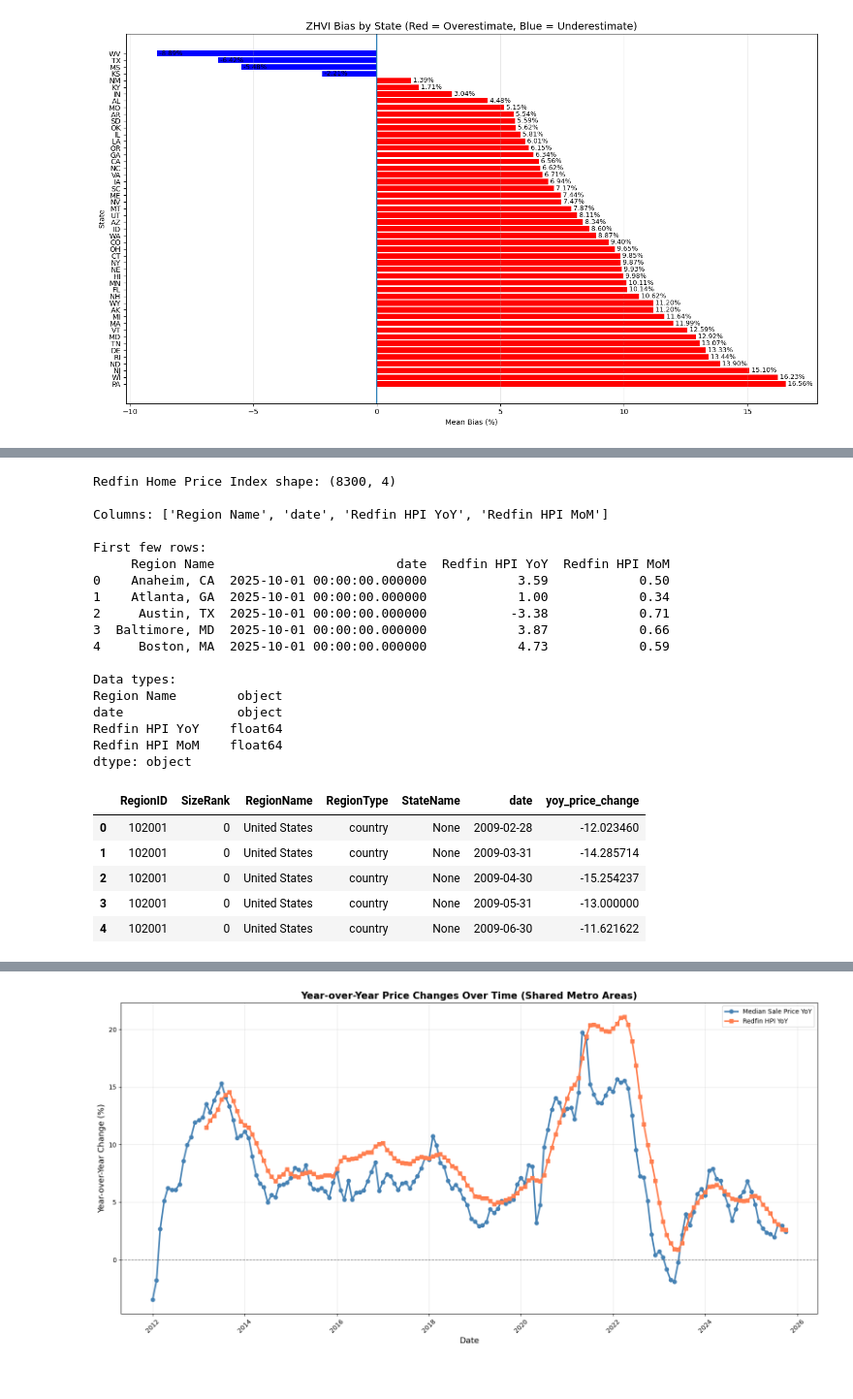
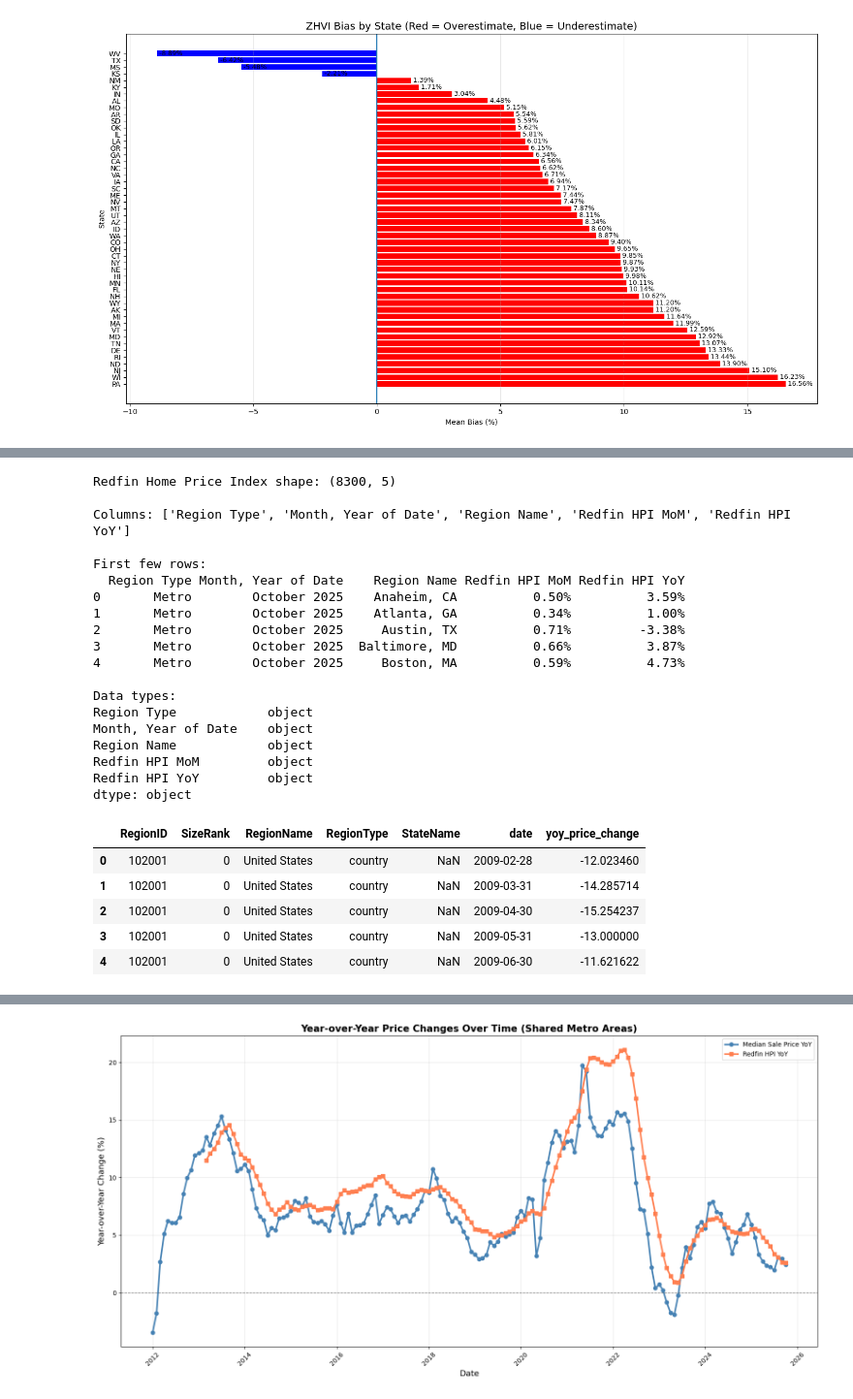
Before and after one commit to odehamer/cs577-project, a Jupyter notebook: project.ipynb, the cells around one changed output, grey strips where cells are left out. Shown: that part at 97% size. Cells and saved outputs as stored; diff of their text form; code cells hidden in the pictures.

```diff
--- a/project.ipynb
+++ b/project.ipynb
@@ -10 +11,8 @@ from sklearn.ensemble import RandomForestRegressor
+# %%
+cwd = Path.cwd()
+price_path = cwd / 'data' / 'Metro_median_sale_price_now_uc_sfrcondo_month.csv'
+zhvi_path = cwd / 'data' / 'Metro_zhvi_uc_sfrcondo_tier_0.33_0.67_sm_sa_month (2).csv'
+
+price_df = pd.read_csv(price_path)
+zhvi_df = pd.read_csv(zhvi_path)
 # %%
@@ -47,19 +50,19 @@ plt.show()
 # %% [markdown]
 Looks like the ZHVI overestimates the Median Sale Price
 # %%
-price_df['date'] = pd.to_datetime(price_df['date'])
-zhvi_df['date'] = pd.to_datetime(zhvi_df['date'])
+# melt, clean, merge, and compare price vs ZHVI
+price_long['date'] = pd.to_datetime(price_long['date'], errors='coerce')
+zhvi_long['date'] = pd.to_datetime(zhvi_long['date'], errors='coerce')
 
-price_df['RegionName'] = price_df['RegionName'].astype(str)
-zhvi_df['RegionName'] = zhvi_df['RegionName'].astype(str)
+# merge on RegionName and date
+price_long['RegionName'] = price_long['RegionName'].astype(str)
+zhvi_long['RegionName'] = zhvi_long['RegionName'].astype(str)
 
-merged = pd.merge(price_df, zhvi_df, on=['RegionName','date'], how='inner')
+merged = pd.merge(price_long, zhvi_long, on=['RegionName','date'], how='inner')
 
 # calculate how far off ZHVI is on average
 merged['rel_diff'] = (merged['zhvi'] - merged['median_price']) / merged['median_price']
-# get StateName from price data
-merged = merged[['RegionName', 'date', 'median_price', 'zhvi', 'rel_diff']].copy()
-
+merged['StateName'] = merged['StateName_x']  # Use StateName from price_long
 mean_bias = merged['rel_diff'].mean()
 
 
@@ -75,13 +78,8 @@ Median bias: 0.0661 (6.61%)
 Std deviation: 0.1335
 Sample size: 82431 region-date pairs
 # %%
-# Need to add StateName to merged dataframe from price_df
-merged_with_state = merged.copy()
-price_state = price_df[['RegionName', 'StateName']].drop_duplicates()
-merged_with_state = merged_with_state.merge(price_state, on='RegionName', how='left')
-
 # calculate bias by state
-state_bias = merged_with_state.groupby('StateName')['rel_diff'].agg(['mean', 'count']).reset_index()
+state_bias = merged.groupby('StateName')['rel_diff'].agg(['mean', 'count']).reset_index()
 state_bias.columns = ['State', 'Mean Bias', 'Sample Size']
 state_bias['Mean Bias %'] = state_bias['Mean Bias'] * 100
 
@@ -154,5 +151,9 @@ First few rows:
 # %%
-# Data is already loaded from database query above
+cwd = Path.cwd()
+redfin_index_path = cwd / 'data' / 'Redfin_Home_Price_Index.csv'
+
+redfin_index = pd.read_csv(redfin_index_path, encoding='utf-16', sep='\t')
+
 print(f'Redfin Home Price Index shape: {redfin_index.shape}')
 print(f'\nColumns: {redfin_index.columns.tolist()}')
 print(f'\nFirst few rows:')
@@ -160,29 +161,26 @@ print(redfin_index.head())
 print(f'\nData types:')
 print(redfin_index.dtypes)
 # %% [output]
-Redfin Home Price Index shape: (8300, 4)
+Redfin Home Price Index shape: (8300, 5)
 
-Columns: ['Region Name', 'date', 'Redfin HPI YoY', 'Redfin HPI MoM']
+Columns: ['Region Type', 'Month, Year of Date', 'Region Name', 'Redfin HPI MoM', 'Redfin HPI YoY']
 
 First few rows:
-     Region Name                        date  Redfin HPI YoY  Redfin HPI MoM
-0    Anaheim, CA  2025-10-01 00:00:00.000000            3.59            0.50
-1    Atlanta, GA  2025-10-01 00:00:00.000000            1.00            0.34
-2     Austin, TX  2025-10-01 00:00:00.000000           -3.38            0.71
-3  Baltimore, MD  2025-10-01 00:00:00.000000            3.87            0.66
-4     Boston, MA  2025-10-01 00:00:00.000000            4.73            0.59
+  Region Type Month, Year of Date    Region Name Redfin HPI MoM Redfin HPI YoY
+0       Metro        October 2025    Anaheim, CA          0.50%          3.59%
+1       Metro        October 2025    Atlanta, GA          0.34%          1.00%
+2       Metro        October 2025     Austin, TX          0.71%         -3.38%
+3       Metro        October 2025  Baltimore, MD          0.66%          3.87%
+4       Metro        October 2025     Boston, MA          0.59%          4.73%
 
 Data types:
-Region Name        object
-date               object
-Redfin HPI YoY    float64
-Redfin HPI MoM    float64
+Region Type            object
+Month, Year of Date    object
+Region Name            object
+Redfin HPI MoM         object
+Redfin HPI YoY         object
 dtype: object
 # %%
-# convert price_df to long format for YoY calculation
-price_long = price_df.copy()
-price_long['date'] = pd.to_datetime(price_long['date'], errors='coerce')
-
 yoy_long_corrected = []
 
 # for each metro calculate YoY
@@ -194,35 +192,35 @@ for region_name in price_long['RegionName'].unique():
 
     # calculate YoY: compare price at time t with price at time t-12months
     for i in range(12, len(region_data)):
         current_date = region_data.iloc[i]['date']
         current_price = region_data.iloc[i]['median_price']
 
         prev_date = region_data.iloc[i-12]['date']
         prev_price = region_data.iloc[i-12]['median_price']
 
         # calculate YoY percentage change
         if pd.notna(current_price) and pd.notna(prev_price) and prev_price != 0:
             yoy_pct = ((current_price - prev_price) / prev_price) * 100
         else:
             yoy_pct = np.nan
 
         yoy_long_corrected.append({
             'RegionID': region_data_full['RegionID'],
             'SizeRank': region_data_full['SizeRank'],
             'RegionName': region_name,
             'RegionType': region_data_full['RegionType'],
             'StateName': region_data_full['StateName'],
             'date': current_date,
             'yoy_price_change': yoy_pct
         })
 
 yoy_long = pd.DataFrame(yoy_long_corrected)
 
 yoy_long.head()
 # %% [output]
 |  | RegionID | SizeRank | RegionName | RegionType | StateName | date | yoy_price_change |
-| 0 | 102001 | 0 | United States | country | None | 2009-02-28 | -12.023460 |
-| 1 | 102001 | 0 | United States | country | None | 2009-03-31 | -14.285714 |
-| 2 | 102001 | 0 | United States | country | None | 2009-04-30 | -15.254237 |
-| 3 | 102001 | 0 | United States | country | None | 2009-05-31 | -13.000000 |
-| 4 | 102001 | 0 | United States | country | None | 2009-06-30 | -11.621622 |
+| 0 | 102001 | 0 | United States | country | NaN | 2009-02-28 | -12.023460 |
+| 1 | 102001 | 0 | United States | country | NaN | 2009-03-31 | -14.285714 |
+| 2 | 102001 | 0 | United States | country | NaN | 2009-04-30 | -15.254237 |
+| 3 | 102001 | 0 | United States | country | NaN | 2009-05-31 | -13.000000 |
+| 4 | 102001 | 0 | United States | country | NaN | 2009-06-30 | -11.621622 |
```
Also changed, not shown: parts of 31 cells of this notebook, 3 other files.
